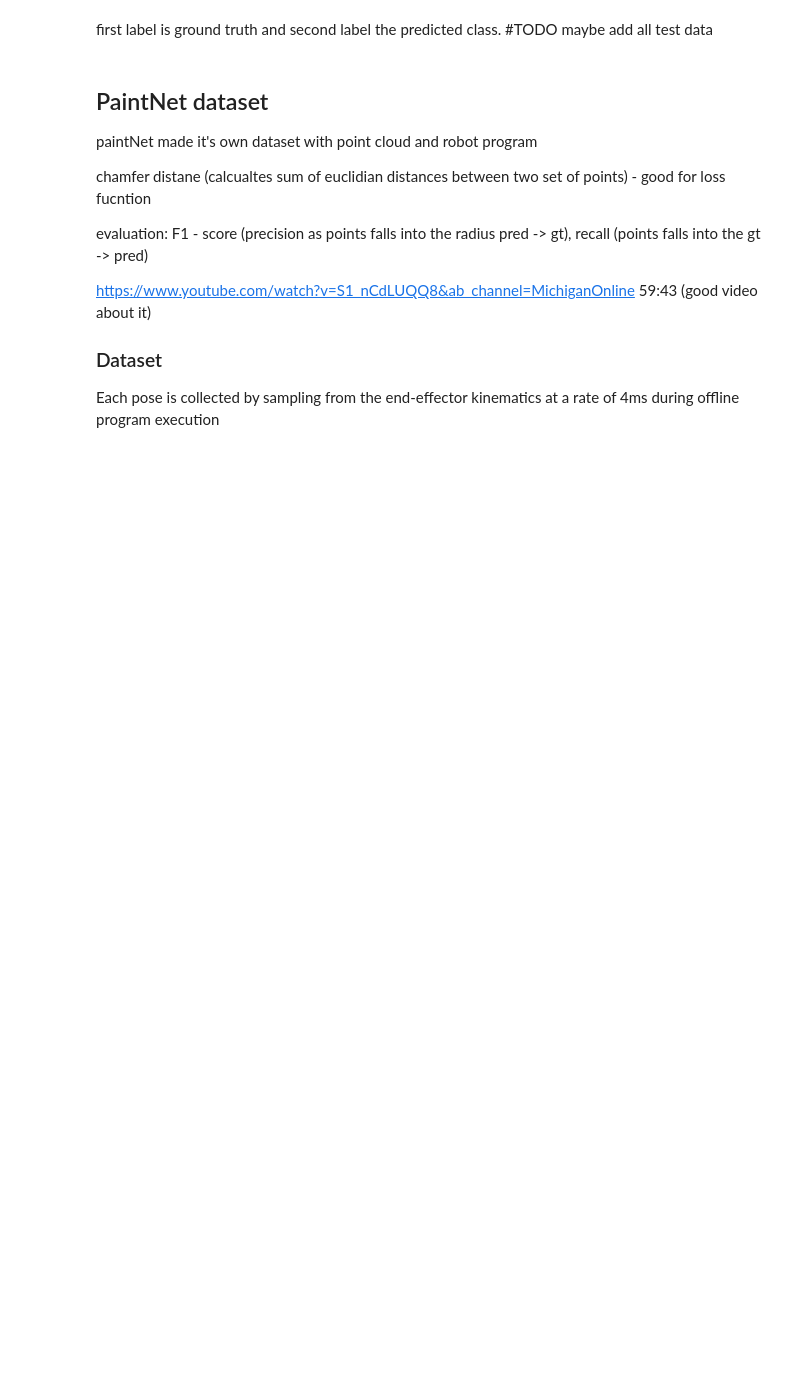
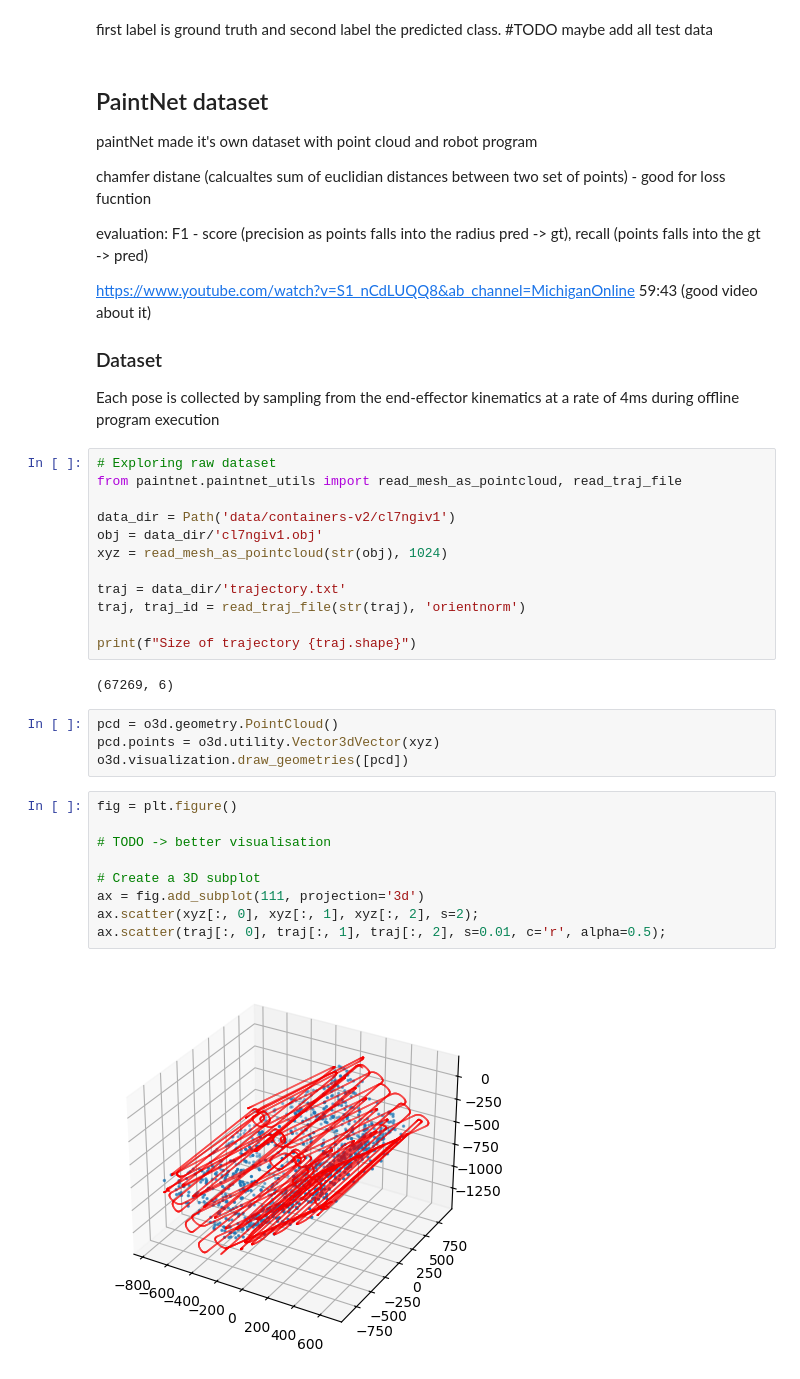
Before and after one commit to phdattien/PathPredict3d, a Jupyter notebook: notebook.ipynb, the cells around one changed output. Drawn from its saved outputs; the diff is of its cells as text; blank space fills up the shorter version.

```diff
--- a/notebook.ipynb
+++ b/notebook.ipynb
@@ -122,3 +134,32 @@ https://www.youtube.com/watch?v=S1_nCdLUQQ8&ab_channel=MichiganOnline 59:43 (goo
 
 ### Dataset
  Each pose is collected by sampling from the end-effector kinematics at a rate of 4ms during offline program execution
+# %%
+# Exploring raw dataset
+from paintnet.paintnet_utils import read_mesh_as_pointcloud, read_traj_file
+
+data_dir = Path('data/containers-v2/cl7ngiv1')
+obj = data_dir/'cl7ngiv1.obj'
+xyz = read_mesh_as_pointcloud(str(obj), 1024)
+
+traj = data_dir/'trajectory.txt'
+traj, traj_id = read_traj_file(str(traj), 'orientnorm')
+
+print(f"Size of trajectory {traj.shape}")
+# %% [output]
+(67269, 6)
+# %%
+pcd = o3d.geometry.PointCloud()
+pcd.points = o3d.utility.Vector3dVector(xyz)
+o3d.visualization.draw_geometries([pcd])
+# %%
+fig = plt.figure()
+
+# TODO -> better visualisation
+
+# Create a 3D subplot
+ax = fig.add_subplot(111, projection='3d')
+ax.scatter(xyz[:, 0], xyz[:, 1], xyz[:, 2], s=2);
+ax.scatter(traj[:, 0], traj[:, 1], traj[:, 2], s=0.01, c='r', alpha=0.5);
+# %% [output]
+[figure, added]
```
Also changed, not shown: parts of 5 cells of this notebook.
